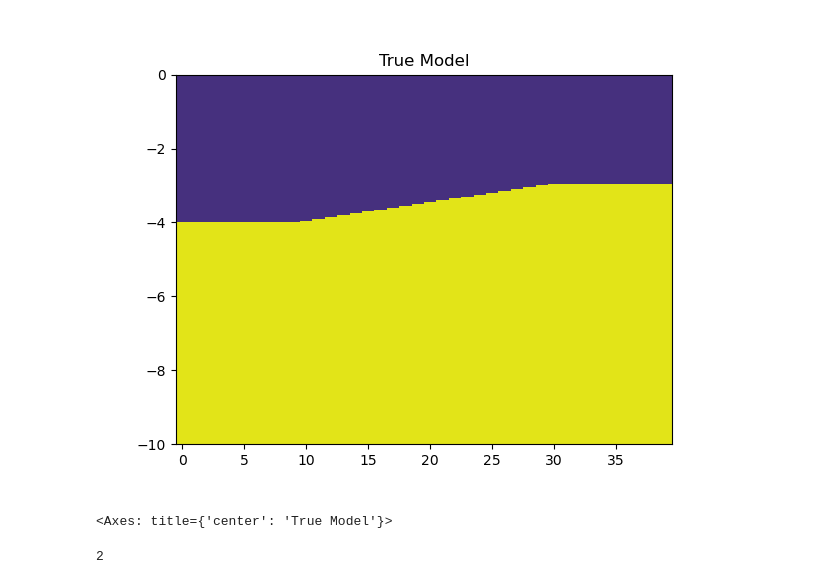
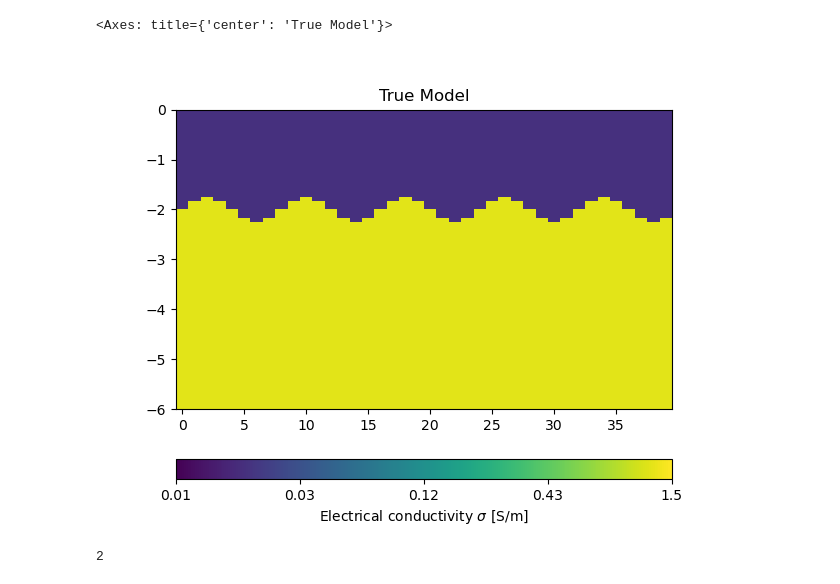
Before and after one commit to mariacarrizo/EMI-ERT_Freshwater, a Jupyter notebook: Synthetic_case/4.1_LCI.ipynb, the cells around one changed output. Saved outputs shown, nothing was run; the diff lists cells and outputs as text; code cells hidden in the pictures.

Commit message:
test sine again

```diff
--- a/Synthetic_case/4.1_LCI.ipynb
+++ b/Synthetic_case/4.1_LCI.ipynb
@@ -18,18 +18,18 @@ from Plots import Plot2Datas, grid
 # First step: check configuration of FDEM to perform forward
 # Second step: check number of layers in FDEM1D Modelling forward class
 # %%
-models = np.load('models/model_slope5.npy')
-data = np.load('data/data3D_slope5_sorted.pkl.npy', allow_pickle=True)
+models = np.load('models/model_sine.npy')
+data = np.load('data/data3D_sine_sorted.npy', allow_pickle=True)
 data = np.array(data)
 # %%
 inputs ={'label' : 'Electrical conductivity $\sigma$ [S/m]',
          'cMin': 10/1000,
          'cMax': 1500/1000}
 
-showStitchedModels(models, zMax=10, title = 'True Model', **inputs)
+showStitchedModels(models, zMax=6, title = 'True Model', **inputs)
 # %% [output]
+<Axes: title={'center': 'True Model'}>
-[figure, old version]
+[figure, new version]
-<Axes: title={'center': 'True Model'}>
 # %%
 data_t = data.copy()
 # %%
```
Also changed, not shown: parts of 5 cells of this notebook, 2 other files.
